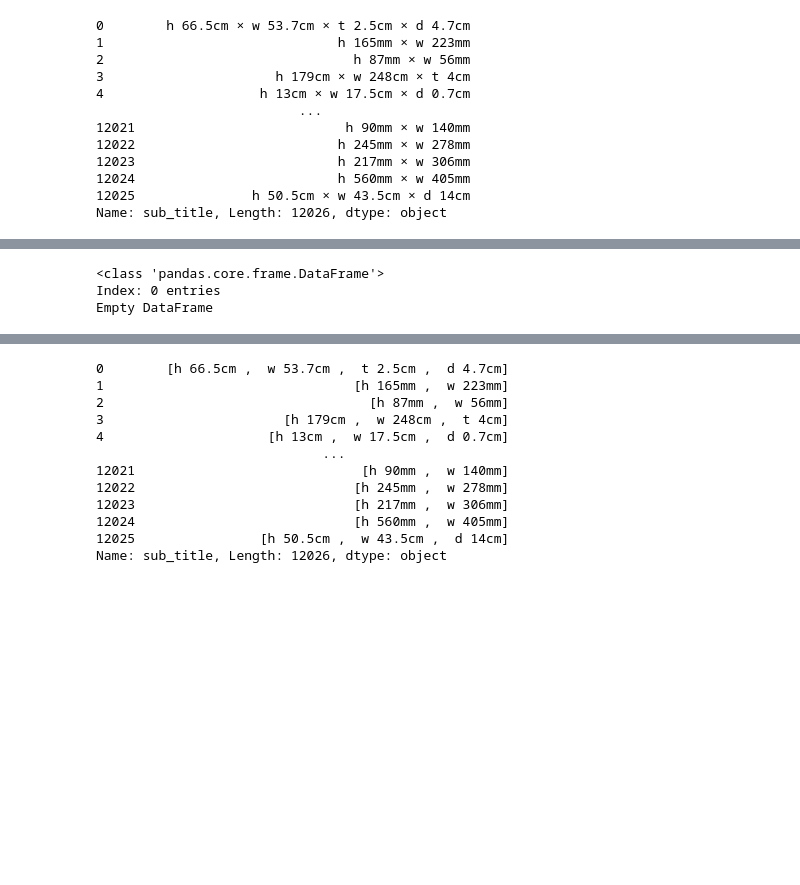
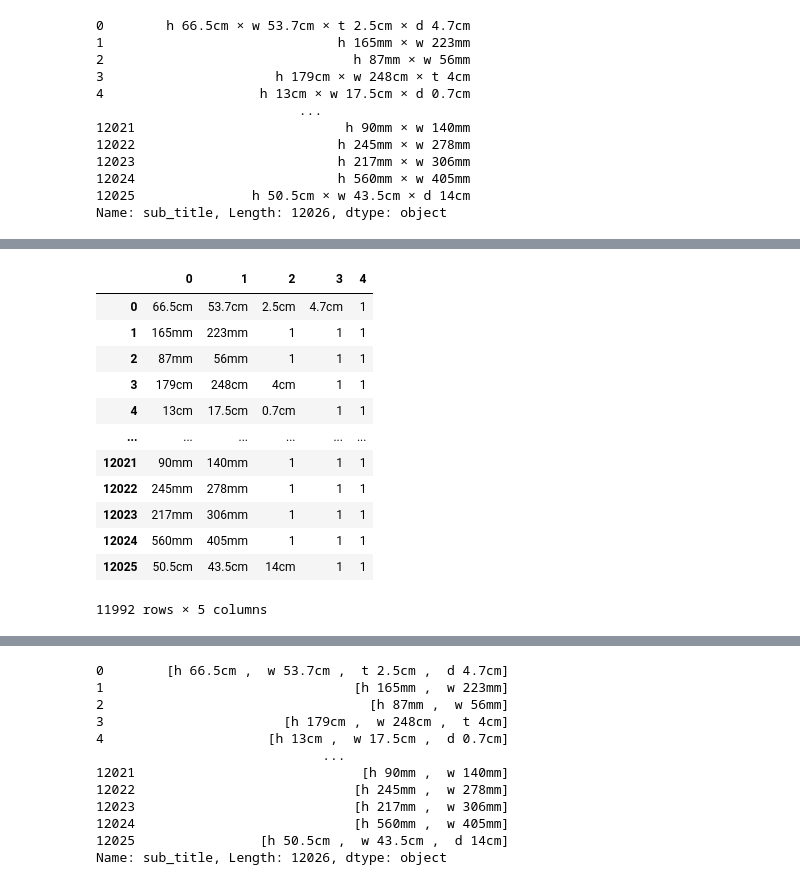
Before and after one commit to heizari/atma_10_art, a Jupyter notebook: notebook/008_EDA.ipynb, the cells around one changed output, grey strips where cells are left out. Drawn from its saved outputs; the diff is of its cells as text; code cells hidden in the pictures; blank space fills up the shorter version.

```diff
--- a/notebook/008_EDA.ipynb
+++ b/notebook/008_EDA.ipynb
@@ -48,0 +61,2 @@ split = sub_title_df.str.split(' × ',expand=True)
+# %%
+size_df = size_df.fillna('1')
@@ -49,6 +81,16 @@ split = sub_title_df.str.split(' × ',expand=True)
 # %%
-size_df.info()
+size_df
 # %% [output]
+|  | 0 | 1 | 2 | 3 | 4 |
+| 0 | 66.5cm | 53.7cm | 2.5cm | 4.7cm | 1 |
+| 1 | 165mm | 223mm | 1 | 1 | 1 |
+| 2 | 87mm | 56mm | 1 | 1 | 1 |
+| 3 | 179cm | 248cm | 4cm | 1 | 1 |
+| 4 | 13cm | 17.5cm | 0.7cm | 1 | 1 |
+| ... | ... | ... | ... | ... | ... |
+| 12021 | 90mm | 140mm | 1 | 1 | 1 |
+| 12022 | 245mm | 278mm | 1 | 1 | 1 |
+| 12023 | 217mm | 306mm | 1 | 1 | 1 |
+| 12024 | 560mm | 405mm | 1 | 1 | 1 |
+| 12025 | 50.5cm | 43.5cm | 14cm | 1 | 1 |
-<class 'pandas.core.frame.DataFrame'>
-Index: 0 entries
-Empty DataFrame
+11992 rows × 5 columns
```
Also changed, not shown: parts of 20 cells of this notebook, 3 other files.
